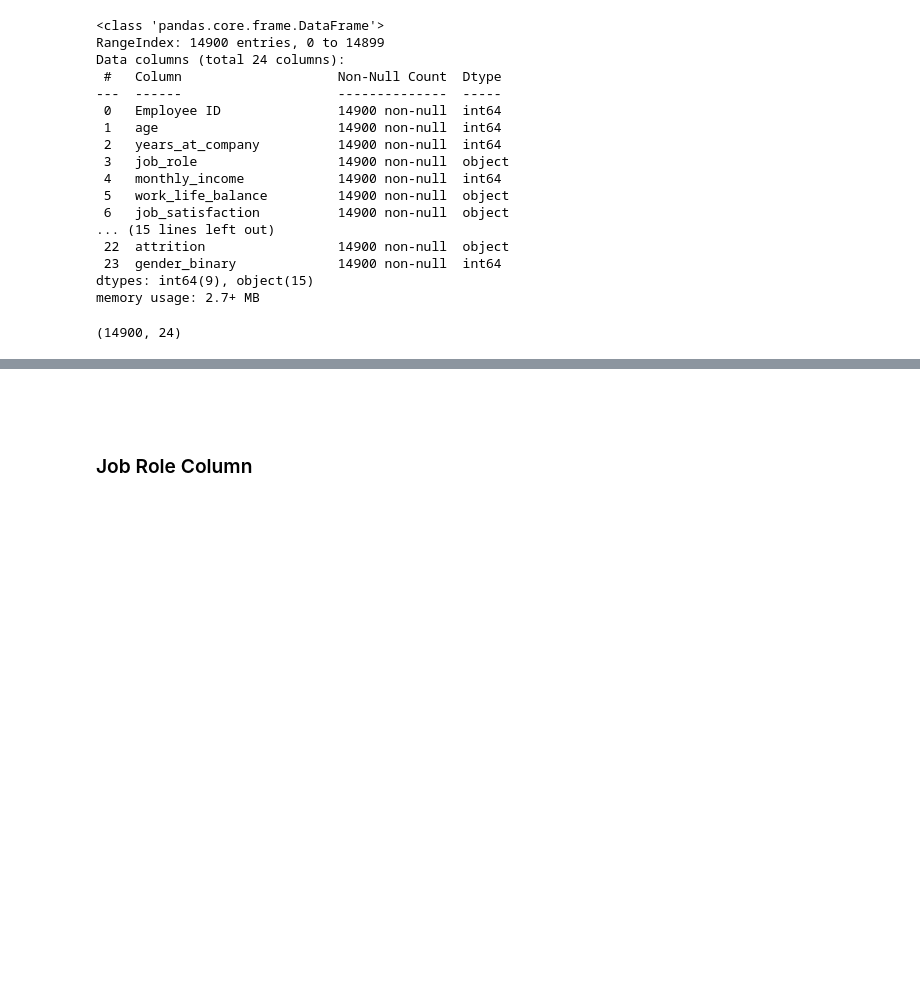
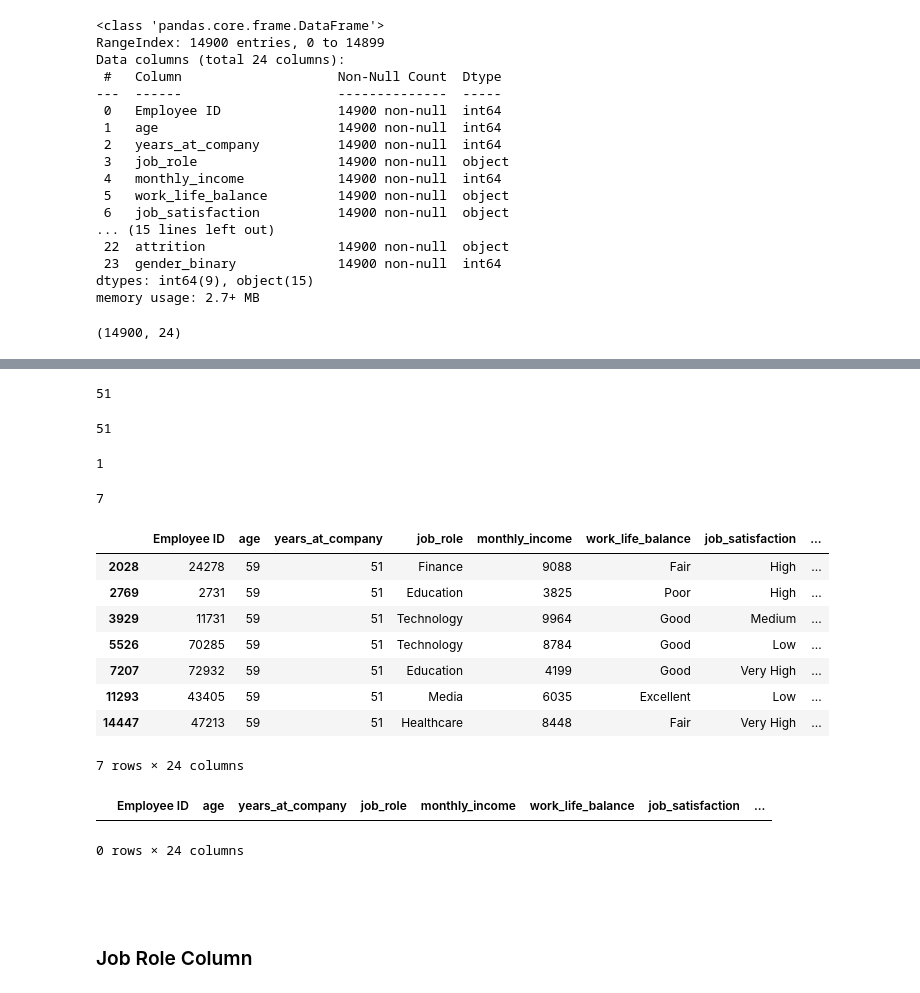
Before and after one commit to hansi-2000/OrgExitTrends, a Jupyter notebook: Logistic_Regression.ipynb, the cells around one changed output, grey strips where cells are left out. Drawn from its saved outputs; the diff is of its cells as text; code cells hidden in the pictures; blank space fills up the shorter version.

```diff
--- a/Logistic_Regression.ipynb
+++ b/Logistic_Regression.ipynb
@@ -244,0 +253,28 @@ len(data["years_at_company"].value_counts())
+# %%
+len(data["years_at_company"].value_counts())
+# %% [output]
+51
+# %%
+max(data["years_at_company"])
+# %% [output]
+51
+# %%
+min(data["years_at_company"])
+# %% [output]
+1
+# %%
+len(data[data["years_at_company"] > 50])
+# %% [output]
+7
+# %%
+data[data["years_at_company"] > 50].head(7)
+# %% [output]
+|  | Employee ID | age | years_at_company | job_role | monthly_income | work_life_balance | job_satisfaction | ... |
+| 2028 | 24278 | 59 | 51 | Finance | 9088 | Fair | High | ... |
+| 2769 | 2731 | 59 | 51 | Education | 3825 | Poor | High | ... |
+| 3929 | 11731 | 59 | 51 | Technology | 9964 | Good | Medium | ... |
+| 5526 | 70285 | 59 | 51 | Technology | 8784 | Good | Low | ... |
+| 7207 | 72932 | 59 | 51 | Education | 4199 | Good | Very High | ... |
+| 11293 | 43405 | 59 | 51 | Media | 6035 | Excellent | Low | ... |
+| 14447 | 47213 | 59 | 51 | Healthcare | 8448 | Fair | Very High | ... |
+7 rows × 24 columns
@@ -245,3 +284,8 @@ len(data["years_at_company"].value_counts())
+# %%
+data[data["years_at_company"] > 50].head(7)
+# %% [output]
+|  | Employee ID | age | years_at_company | job_role | monthly_income | work_life_balance | job_satisfaction | ... |
+0 rows × 24 columns
 # %% [markdown]
 <br><br>
 ### Job Role Column
```
Also changed, not shown: parts of 34 cells of this notebook.
